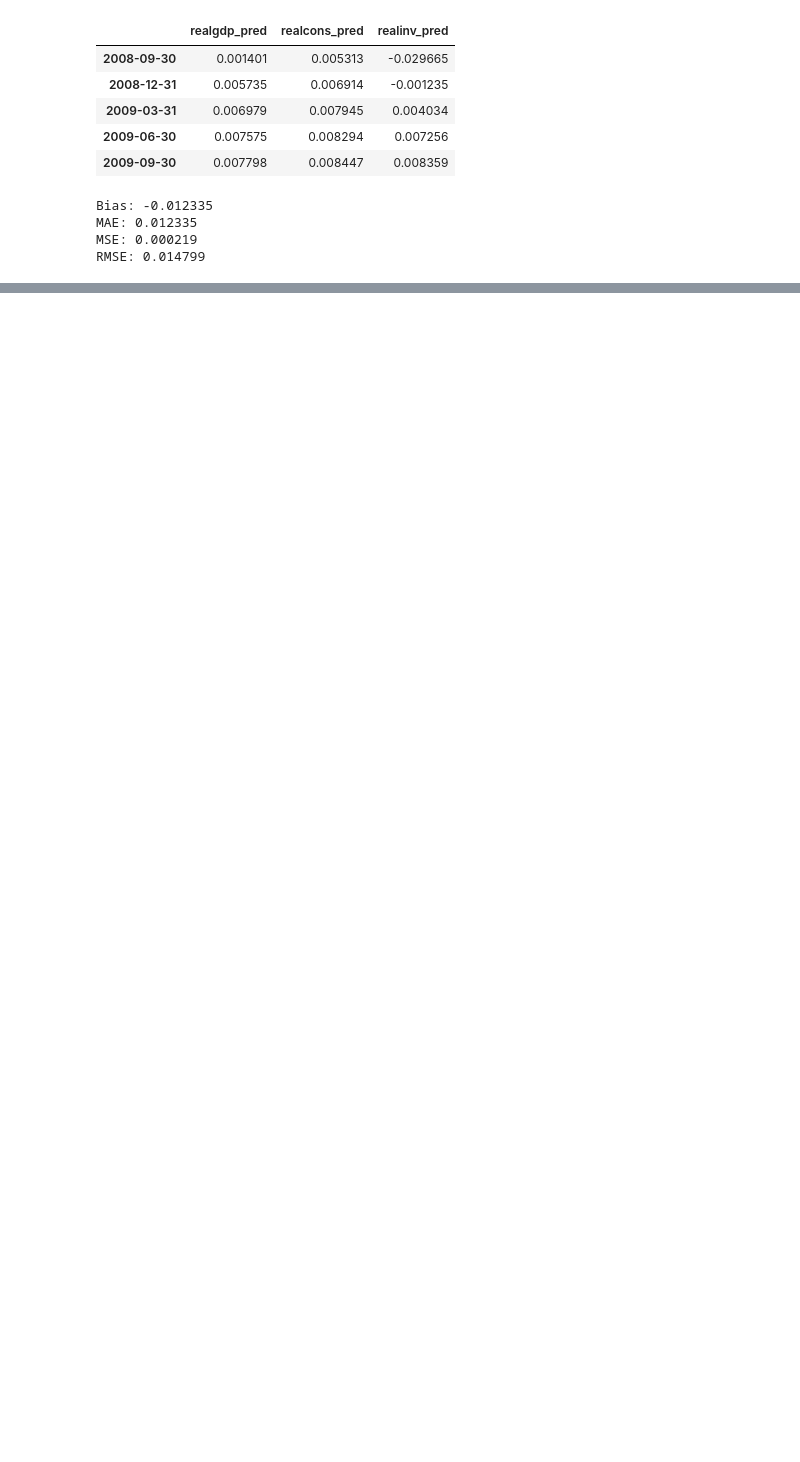
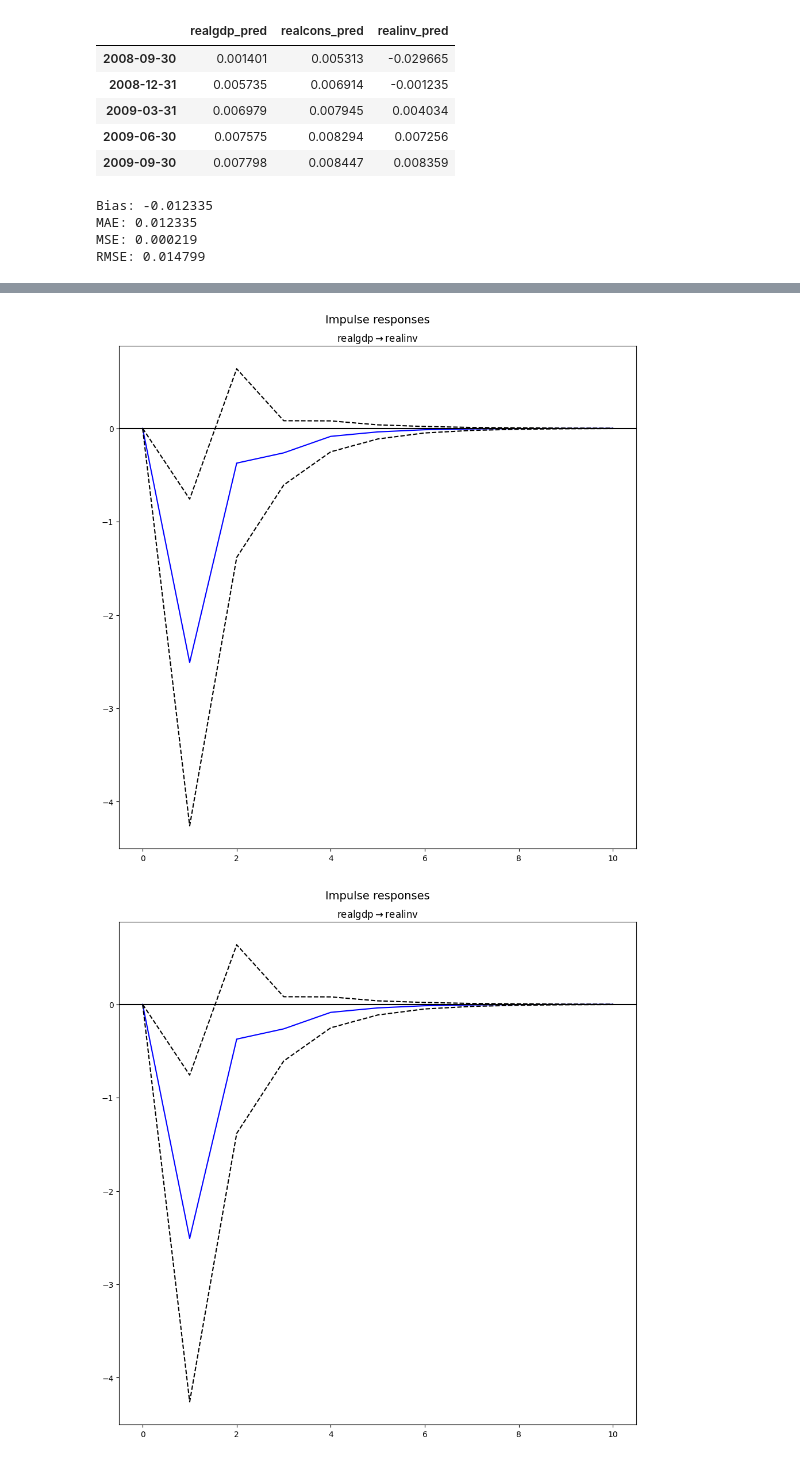
Before and after one commit to HyunsungRyu/AI_TimeSeries, a Jupyter notebook: market_pred.ipynb, the cells around one changed output, grey strips where cells are left out. Drawn from its saved outputs; the diff is of its cells as text; code cells hidden in the pictures; blank space fills up the shorter version.

```diff
--- a/market_pred.ipynb
+++ b/market_pred.ipynb
@@ -226,0 +369,5 @@ RMSE: 0.014799
+# %%
+irf.plot(impulse='realgdp', response='realinv')
+# %% [output]
+[figure, added]
+[figure, added]
```
Also changed, not shown: parts of 18 cells of this notebook.
